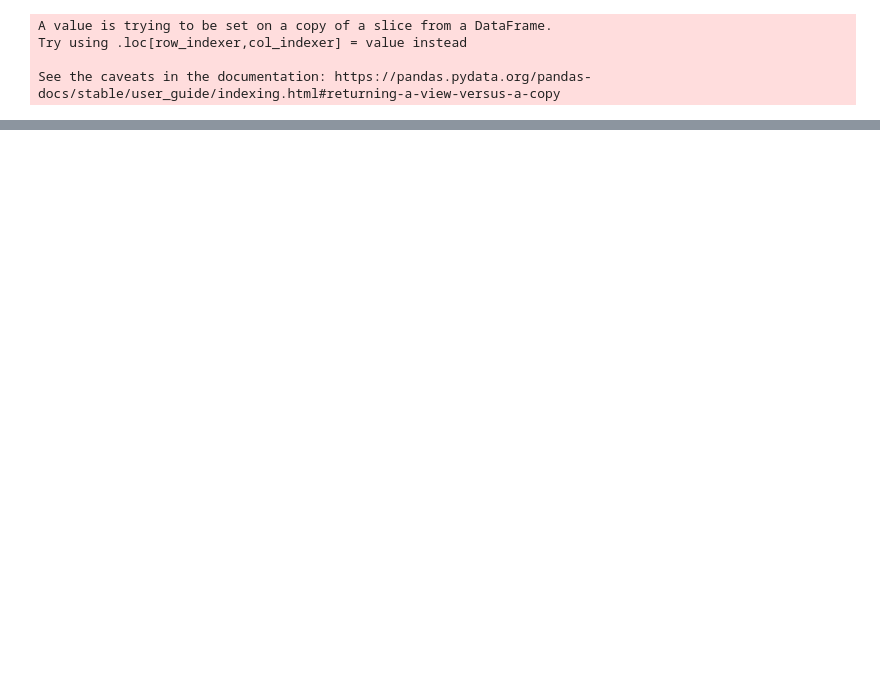
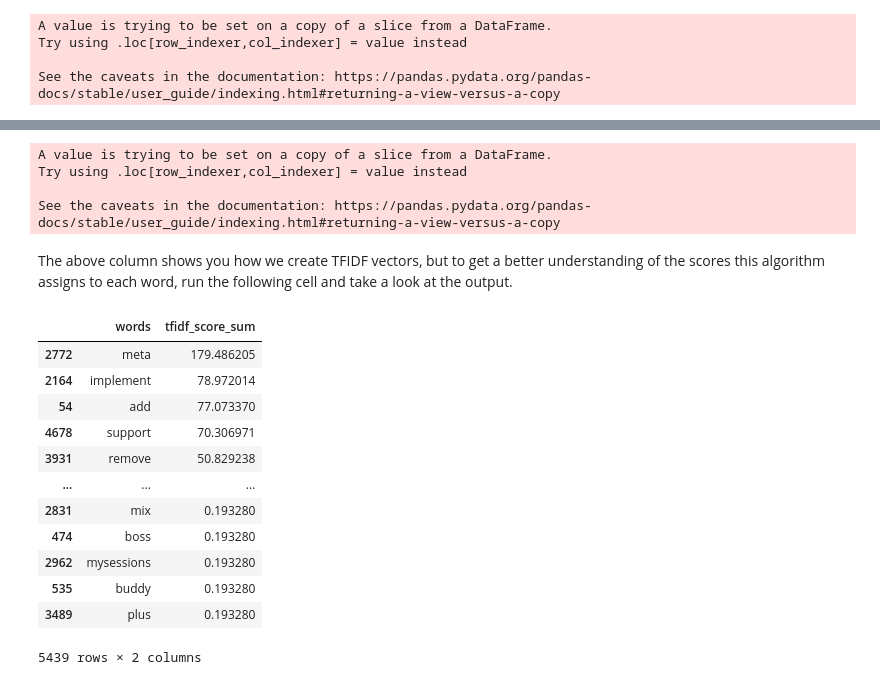
Before and after one commit to mitramir55/REConference, a Jupyter notebook: Tutorial/3 Preprocessing - Mitra/3 - Data Exploration and model.ipynb, the cells around one changed output, grey strips where cells are left out. Saved outputs shown, nothing was run; the diff lists cells and outputs as text; code cells hidden in the pictures; blank space fills up the shorter version.

```diff
--- a/Tutorial/3 Preprocessing - Mitra/3 - Data Exploration and model.ipynb
+++ b/Tutorial/3 Preprocessing - Mitra/3 - Data Exploration and model.ipynb
@@ -293,0 +482,13 @@ df.head(2)
+# %%
+# we join the cleaned tokens to feed the tfidf algorithm
+
+def join_tokens(df, tokens_arrays_col):
+    return [" ".join(df.loc[i, tokens_arrays_col]) for i in range(len(df))]
+
+cleaned_tokens_series = join_tokens(df, 'cleaned_word_list')
+df.loc[:, 'cleaned_text'] = cleaned_tokens_series
+# %% [output]
+A value is trying to be set on a copy of a slice from a DataFrame.
+Try using .loc[row_indexer,col_indexer] = value instead
+
+See the caveats in the documentation: https://pandas.pydata.org/pandas-docs/stable/user_guide/indexing.html#returning-a-view-versus-a-copy
@@ -293,0 +500,48 @@ df.head(2)
+# %% [markdown]
+The above column shows you how we create TFIDF vectors, but to get a better understanding of the scores this algorithm assigns to each word, run the following cell and take a look at the output.
+# %%
+def get_tfidf_words_and_array(text_arrays):
+
+    vectorizer = TfidfVectorizer()
+    transformed_data = vectorizer.fit_transform(text_arrays).toarray()
+    words = vectorizer.get_feature_names_out()
+
+    return transformed_data, words
+
+def create_tfidf_df(text_arrays):
+    """
+    gets the df, converts it into tfidf arrays and words
+    then puts them in a dataset
+    """
+
+    transformed_data, words = get_tfidf_words_and_array(text_arrays)
+
+    df = pd.DataFrame(data=transformed_data, columns=words).sum().reset_index()
+
+    col_names = ['words', 'tfidf_score_sum']
+    default_col_names = df.columns
+
+    # rename whatever the df cols are called to the col_names
+    df.rename(columns={default_col_names[i]:col_names[i] for i in range(len(col_names))}, inplace=True)
+
+    df.sort_values(by='tfidf_score_sum', inplace=True, ascending=False)
+
+    return df
+
+
+tfidf_scores = create_tfidf_df(df.loc[:, 'cleaned_text'])
+tfidf_scores
+# %% [output]
+|  | words | tfidf_score_sum |
+| 2772 | meta | 179.486205 |
+| 2164 | implement | 78.972014 |
+| 54 | add | 77.073370 |
+| 4678 | support | 70.306971 |
+| 3931 | remove | 50.829238 |
+| ... | ... | ... |
+| 2831 | mix | 0.193280 |
+| 474 | boss | 0.193280 |
+| 2962 | mysessions | 0.193280 |
+| 535 | buddy | 0.193280 |
+| 3489 | plus | 0.193280 |
+5439 rows × 2 columns
```
Also changed, not shown: parts of 25 cells of this notebook, 2 other files.
